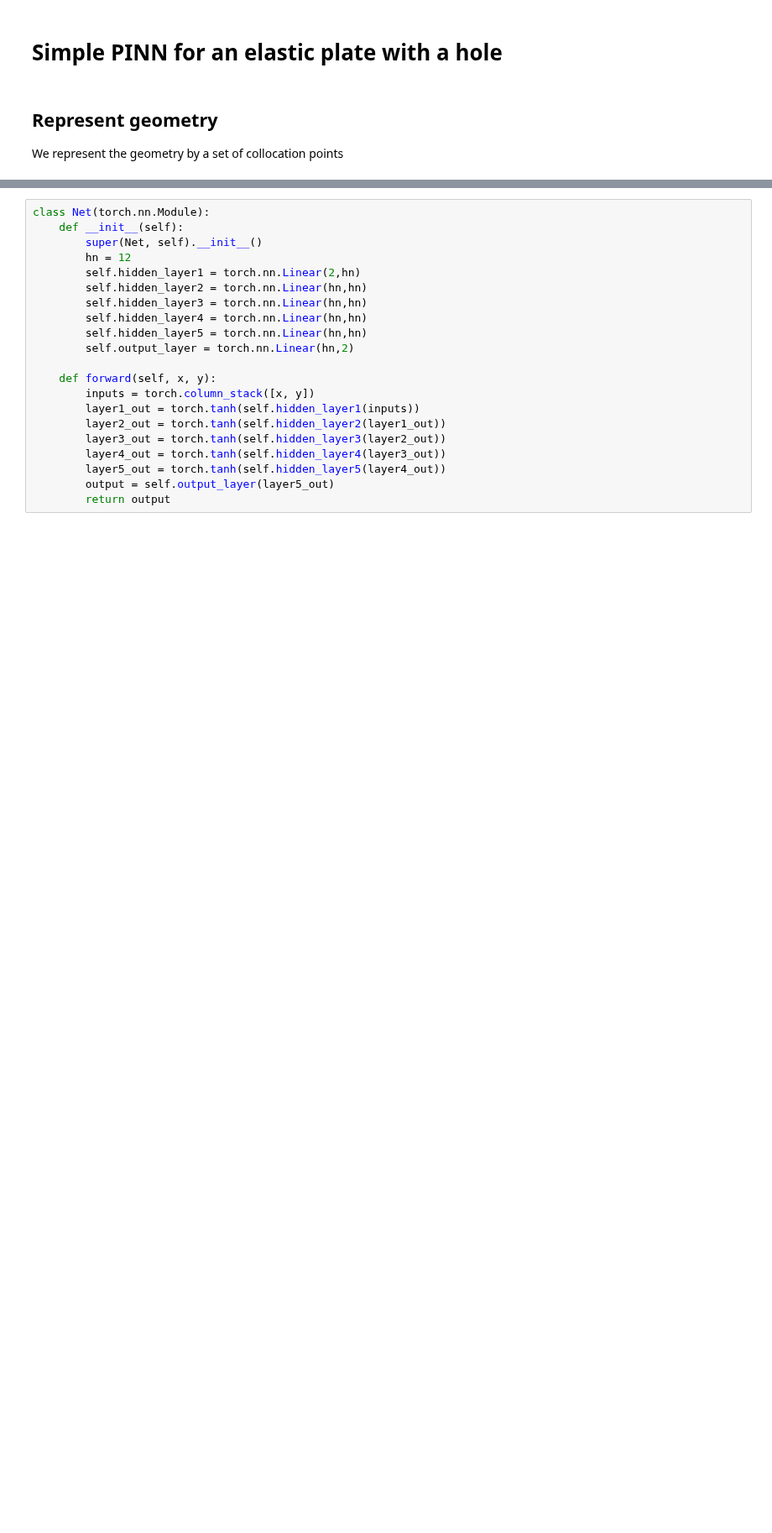
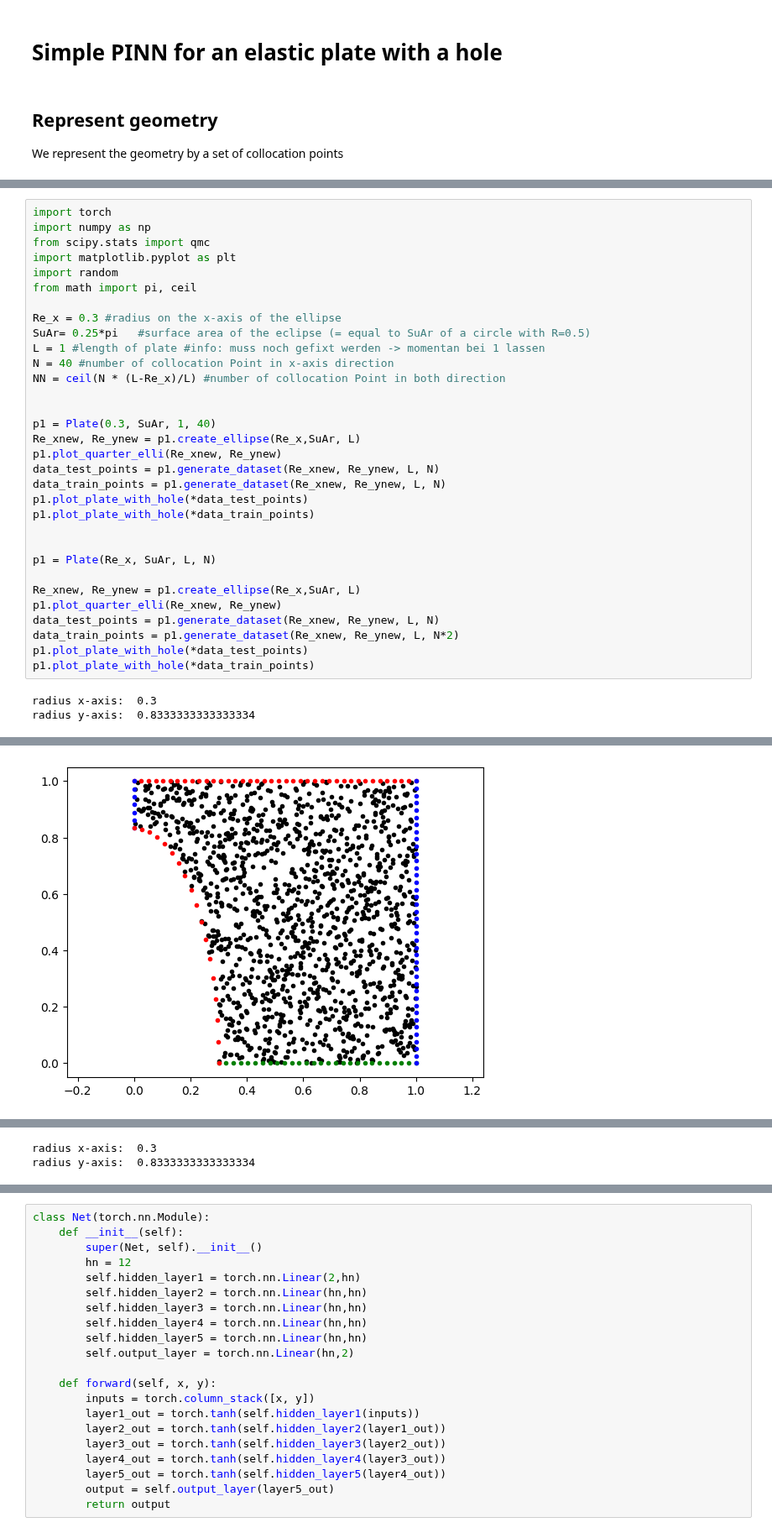
Before and after one commit to meyer-nils/numerical_examples, a Jupyter notebook: plate_hole_2d/ElliCHANGEDtorch.ipynb, the cells around one changed output, grey strips where cells are left out. Shown at 84% size. Drawn from its saved outputs; the diff is of its cells as text; blank space fills up the shorter version.

```diff
--- a/plate_hole_2d/ElliCHANGEDtorch.ipynb
+++ b/plate_hole_2d/ElliCHANGEDtorch.ipynb
@@ -140,0 +96,35 @@ radius y-axis:  0.8333333333333334
+# %%
+import torch
+import numpy as np
+from scipy.stats import qmc
+import matplotlib.pyplot as plt
+import random
+from math import pi, ceil
+
+Re_x = 0.3 #radius on the x-axis of the ellipse
+SuAr= 0.25*pi   #surface area of the eclipse (= equal to SuAr of a circle with R=0.5)
+L = 1 #length of plate #info: muss noch gefixt werden -> momentan bei 1 lassen
+N = 40 #number of collocation Point in x-axis direction
+NN = ceil(N * (L-Re_x)/L) #number of collocation Point in both direction
+
+
+p1 = Plate(0.3, SuAr, 1, 40)
+Re_xnew, Re_ynew = p1.create_ellipse(Re_x,SuAr, L)
+p1.plot_quarter_elli(Re_xnew, Re_ynew)
+data_test_points = p1.generate_dataset(Re_xnew, Re_ynew, L, N)
+data_train_points = p1.generate_dataset(Re_xnew, Re_ynew, L, N)
+p1.plot_plate_with_hole(*data_test_points)
+p1.plot_plate_with_hole(*data_train_points)
+
+
+p1 = Plate(Re_x, SuAr, L, N)
+
+Re_xnew, Re_ynew = p1.create_ellipse(Re_x,SuAr, L)
+p1.plot_quarter_elli(Re_xnew, Re_ynew)
+data_test_points = p1.generate_dataset(Re_xnew, Re_ynew, L, N)
+data_train_points = p1.generate_dataset(Re_xnew, Re_ynew, L, N*2)
+p1.plot_plate_with_hole(*data_test_points)
+p1.plot_plate_with_hole(*data_train_points)
+# %% [output]
+radius x-axis:  0.3
+radius y-axis:  0.8333333333333334
@@ -140,0 +132 @@ radius y-axis:  0.8333333333333334
+[figure, added]
@@ -140,0 +134,2 @@ radius y-axis:  0.8333333333333334
+radius x-axis:  0.3
+radius y-axis:  0.8333333333333334
```
Also changed, not shown: parts of 2 cells of this notebook.
